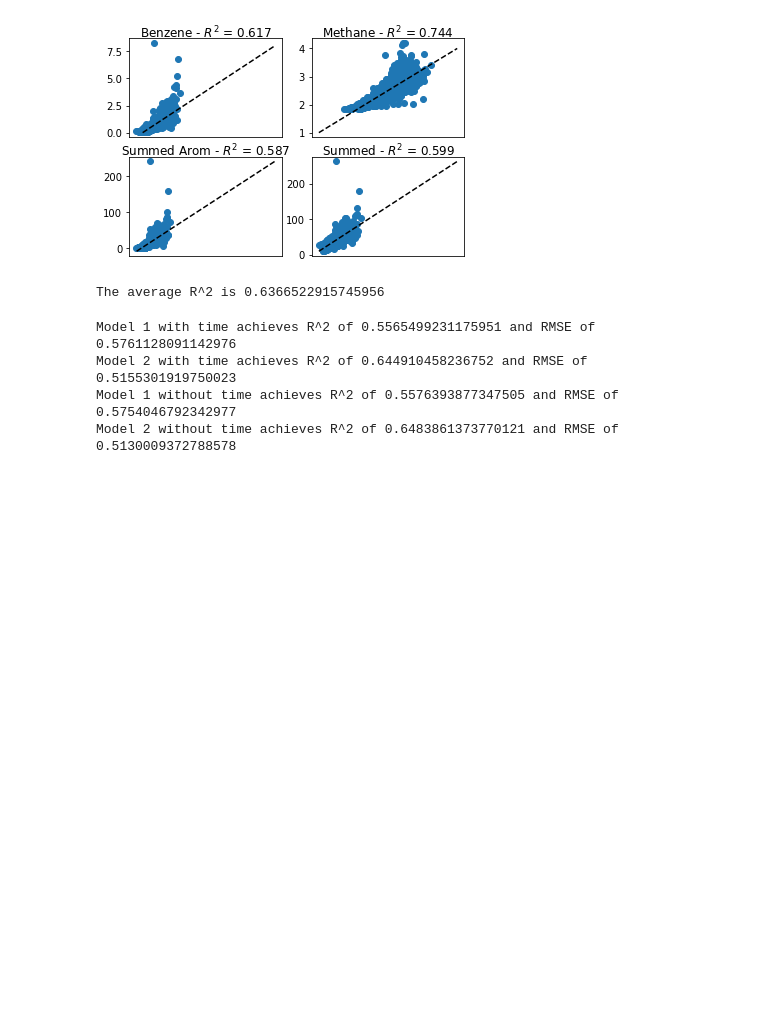
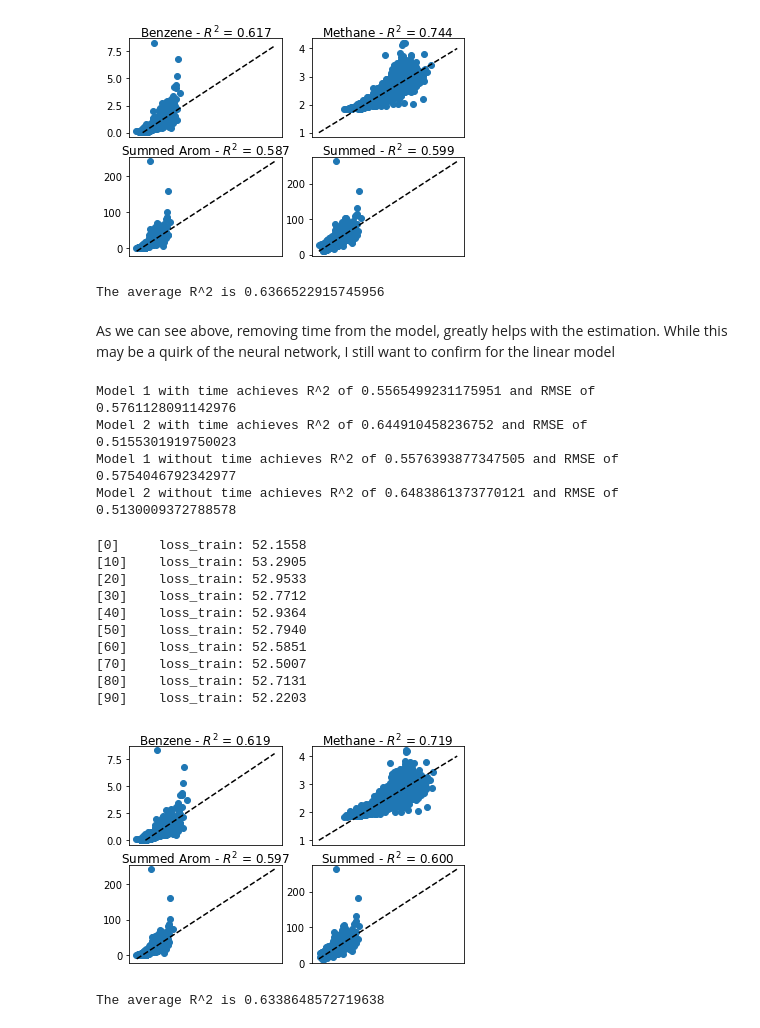
Before and after one commit to Amarques-UCSD/MOx-VOCs_replication, a Jupyter notebook: VOC_Mox.ipynb, the cells around one changed output. Saved outputs shown, nothing was run; the diff lists cells and outputs as text; code cells hidden in the pictures; blank space fills up the shorter version.

```diff
--- a/VOC_Mox.ipynb
+++ b/VOC_Mox.ipynb
@@ -978,6 +1047,9 @@ print(f'The average R^2 is {R_avg}')
 [90]    loss_train: 52.6449
 [figure]
 The average R^2 is 0.6366522915745956
+# %% [markdown]
+As we can see above, removing time from the model, greatly helps with the estimation.
+While this may be a quirk of the neural network, I still want to confirm for the linear model
 # %%
 # the models perform better without time so what if I remove time from the initial linear fits?
 name = "Benz"
@@ -1025,3 +1097,46 @@ Model 1 with time achieves R^2 of 0.5565499231175951 and RMSE of 0.5761128091142
 Model 2 with time achieves R^2 of 0.644910458236752 and RMSE of 0.5155301919750023
 Model 1 without time achieves R^2 of 0.5576393877347505 and RMSE of 0.5754046792342977
 Model 2 without time achieves R^2 of 0.6483861373770121 and RMSE of 0.5130009372788578
+# %%
+linear_dim = [xx_train.shape[1]-1, 64, 64, 64, 4]
+bnorm_lt_model = NeuralNet(linear_dim,'bnorm_lt_model', nn.BatchNorm1d(64)).double()
+criterion = nn.MSELoss()
+optimizer = torch.optim.SGD(bnorm_lt_model.parameters(), lr=0.001, weight_decay=0., momentum=0.9)
+#optimizer = torch.optim.Adagrad(bnorm_lt_model.parameters(), lr=0.01, lr_decay= 0.9)
+
+# try to train a model without the time
+losses_train_bnlt = train_NN(bnorm_lt_model, xx_train[:,:-1], yy_train, optimizer, criterion, n_epoch= 100)
+
+# show results more concretely
+y_pred, y_true = bnorm_lt_model(xx_train[:,:-1]) , yy_train
+
+# show results more concretely
+R_avg = 0
+for idx in range(4):
+    mdl_score = LinearRegression().fit(y_pred[:,idx].reshape(-1,1).detach().numpy(), y_true[:,idx].reshape(-1,1).detach().numpy())
+    R_2 = mdl_score.score(y_pred[:,idx].reshape(-1,1).detach().numpy(), y_true[:,idx].reshape(-1,1).detach().numpy())
+    R_avg += R_2/4
+
+    ax1 = plt.subplot(221+idx)
+    ax1.scatter(y_pred[:,idx].detach().numpy(), y_true[:,idx].detach().numpy())
+    plt_min = int(min(y_pred[:,idx].min().item(), y_true[:,idx].min()))
+    plt_max = int(max(y_pred[:,idx].max().item(), y_true[:,idx].max()))+1
+    ax1.plot(range(plt_min,plt_max),range(plt_min,plt_max), '--k')
+    plt.tick_params(bottom = False, labelbottom = False)
+    ax1.set_title(title[idx][:-5] + ' - $R^2$ = {0:.3f}'.format(R_2), pad=1)
+plt.show()
+
+print(f'The average R^2 is {R_avg}')
+# %% [output]
+[0]     loss_train: 52.1558
+[10]    loss_train: 53.2905
+[20]    loss_train: 52.9533
+[30]    loss_train: 52.7712
+[40]    loss_train: 52.9364
+[50]    loss_train: 52.7940
+[60]    loss_train: 52.5851
+[70]    loss_train: 52.5007
+[80]    loss_train: 52.7131
+[90]    loss_train: 52.2203
+[figure, added]
+The average R^2 is 0.6338648572719638
```
Also changed, not shown: parts of 9 cells of this notebook, 5 other files.
